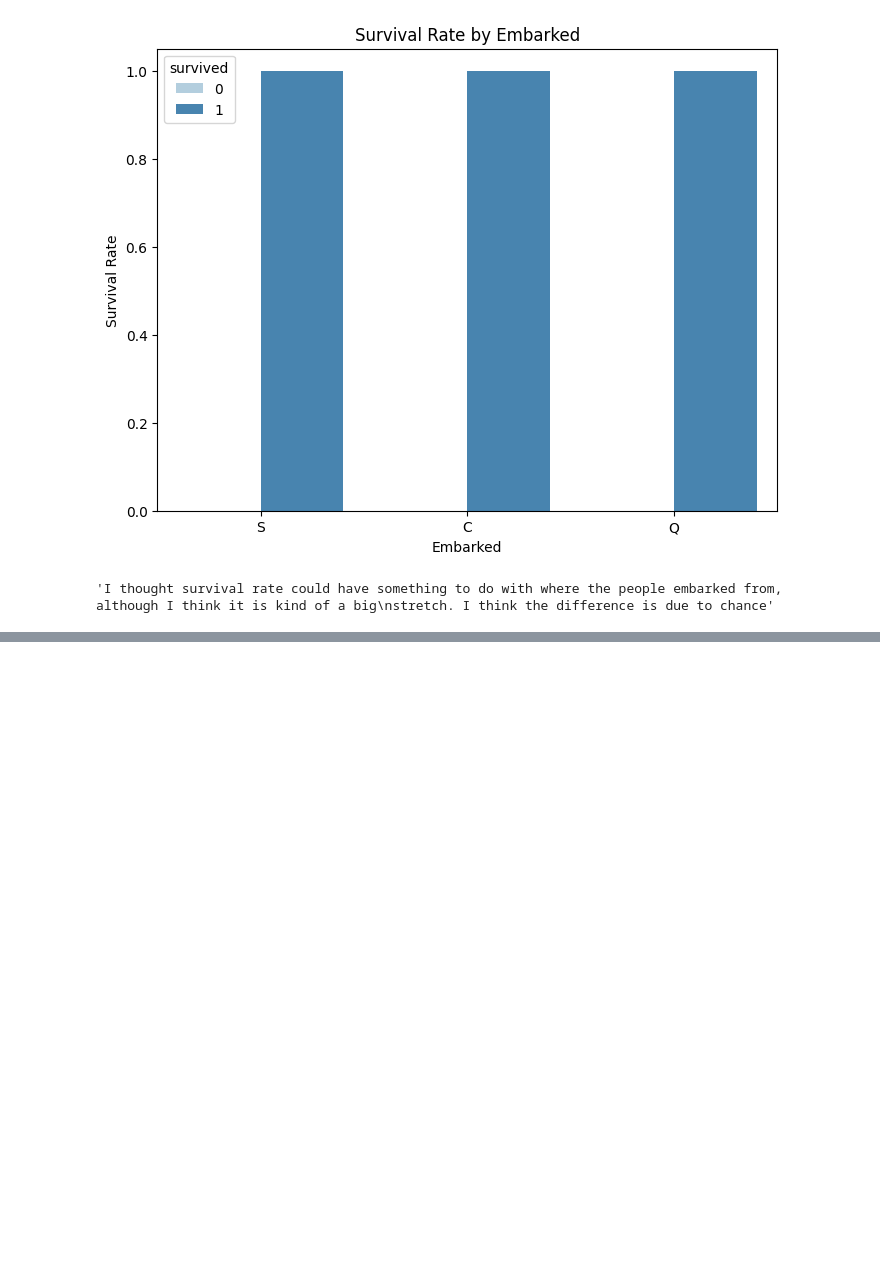
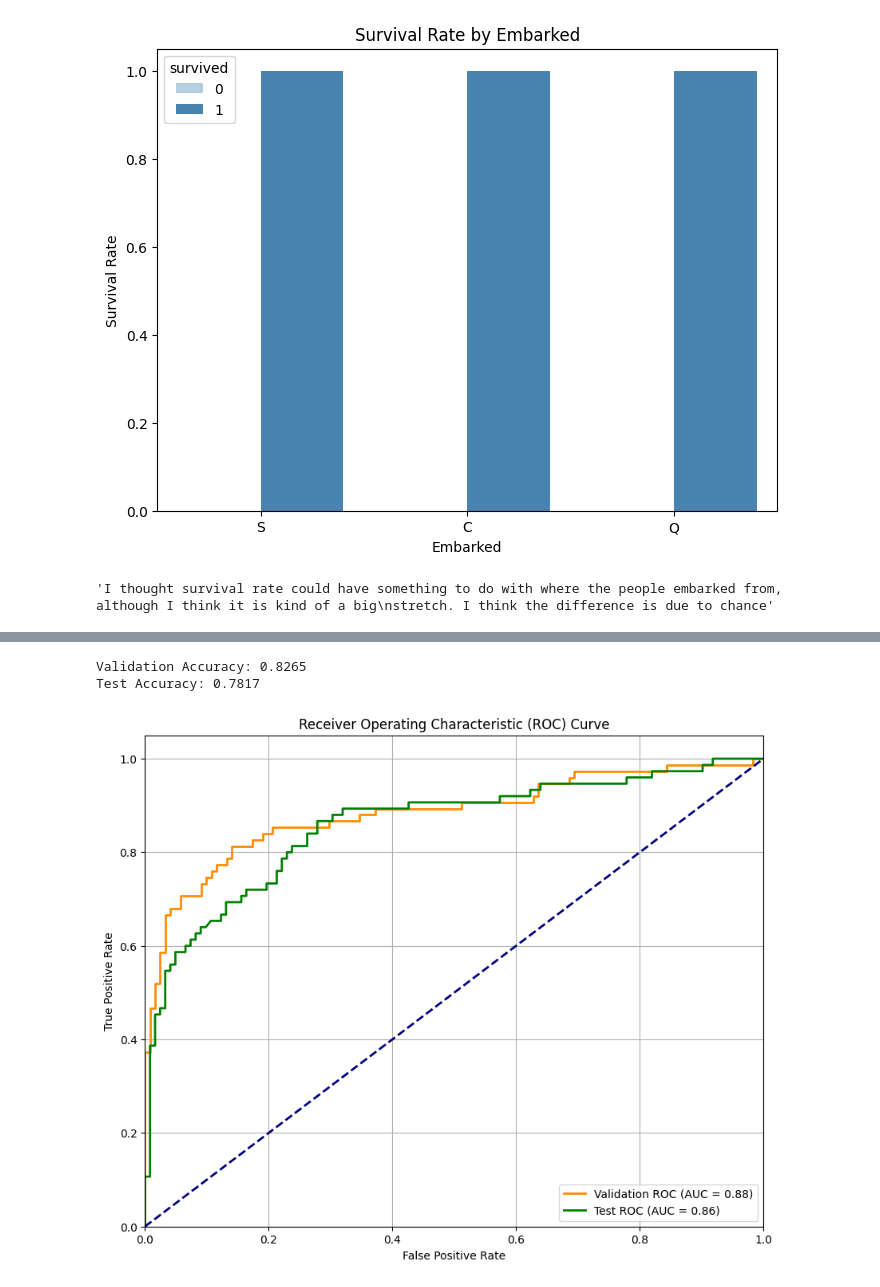
Before and after one commit to Ilincalink/ML-fundamentals-2025, a Jupyter notebook: assignment_1_ilinca_corbu[corbu].ipynb, the cells around one changed output, grey strips where cells are left out. Cells and saved outputs as stored; diff of their text form; code cells hidden in the pictures; blank space fills up the shorter version.

```diff
--- a/assignment_1_ilinca_corbu[corbu].ipynb
+++ b/assignment_1_ilinca_corbu[corbu].ipynb
@@ -621,0 +595,18 @@ scale. '''
+# %%
+from sklearn.feature_selection import VarianceThreshold
+
+# Set a reasonable threshold for variance
+variance_threshold = VarianceThreshold(threshold=0.1)  # Adjust this threshold as needed
+
+# Apply the feature selection (variance threshold) to the resampled training data
+X_train_resampled_selected = variance_threshold.fit_transform(X_train_resampled)
+
+# Get the selected features after applying the variance threshold
+selected_features_variance = X_train_resampled.columns[variance_threshold.get_support()]
+print(f"Selected features after variance threshold: {selected_features_variance}")
+
+# If you want to drop features with low variance from your dataframe:
+X_train_resampled_selected_df = pd.DataFrame(X_train_resampled_selected, columns=selected_features_variance)
+
+# Check the shape of the selected features
+print(f"X_train_resampled_selected_df shape: {X_train_resampled_selected_df.shape}")
@@ -621,0 +705,40 @@ scale. '''
+# %%
+from sklearn.metrics import roc_curve, auc, accuracy_score
+import matplotlib.pyplot as plt
+
+# Convert predictions to binary (0 or 1) using 0.5 as threshold
+y_val_pred_binary = (y_val_pred >= 0.5).astype(int)
+y_test_pred_binary = (y_test_pred >= 0.5).astype(int)
+
+# Calculate accuracy scores
+val_accuracy = accuracy_score(y_val, y_val_pred_binary)
+test_accuracy = accuracy_score(y_test, y_test_pred_binary)
+
+print(f"Validation Accuracy: {val_accuracy:.4f}")
+print(f"Test Accuracy: {test_accuracy:.4f}")
+
+# Calculate ROC curve and ROC area for validation set
+fpr_val, tpr_val, _ = roc_curve(y_val, y_val_pred)
+roc_auc_val = auc(fpr_val, tpr_val)
+
+# Calculate ROC curve and ROC area for test set
+fpr_test, tpr_test, _ = roc_curve(y_test, y_test_pred)
+roc_auc_test = auc(fpr_test, tpr_test)
+
+# Plot ROC curves
+plt.figure(figsize=(10, 8))
+plt.plot(fpr_val, tpr_val, color='darkorange', lw=2, label=f'Validation ROC (AUC = {roc_auc_val:.2f})')
+plt.plot(fpr_test, tpr_test, color='green', lw=2, label=f'Test ROC (AUC = {roc_auc_test:.2f})')
+plt.plot([0, 1], [0, 1], color='navy', lw=2, linestyle='--')
+plt.xlim([0.0, 1.0])
+plt.ylim([0.0, 1.05])
+plt.xlabel('False Positive Rate')
+plt.ylabel('True Positive Rate')
+plt.title('Receiver Operating Characteristic (ROC) Curve')
+plt.legend(loc="lower right")
+plt.grid(True)
+plt.show()
+# %% [output]
+Validation Accuracy: 0.8265
+Test Accuracy: 0.7817
+[figure, added]
```
Also changed, not shown: parts of 77 cells of this notebook, 1 other file.
